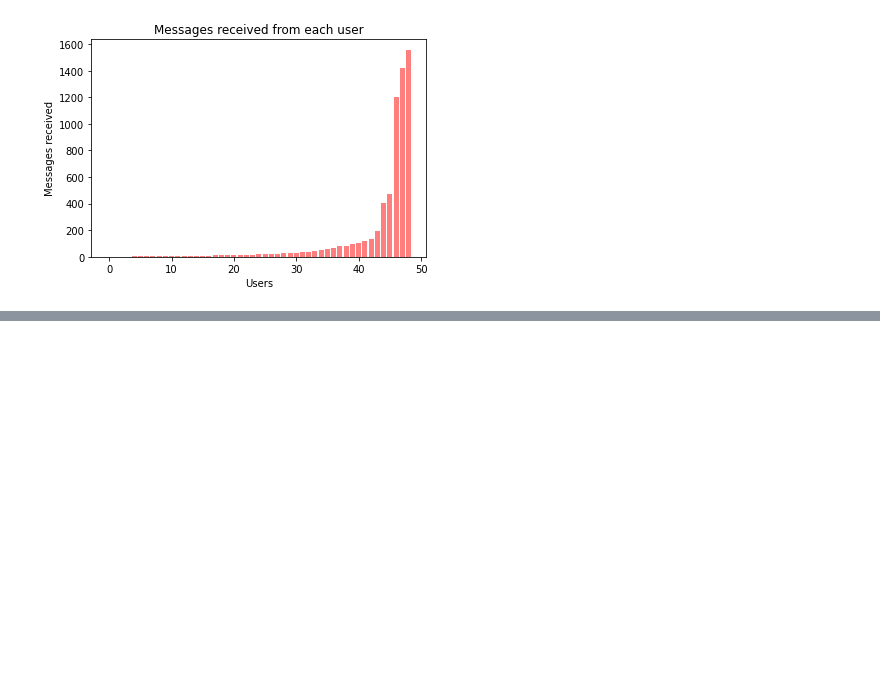
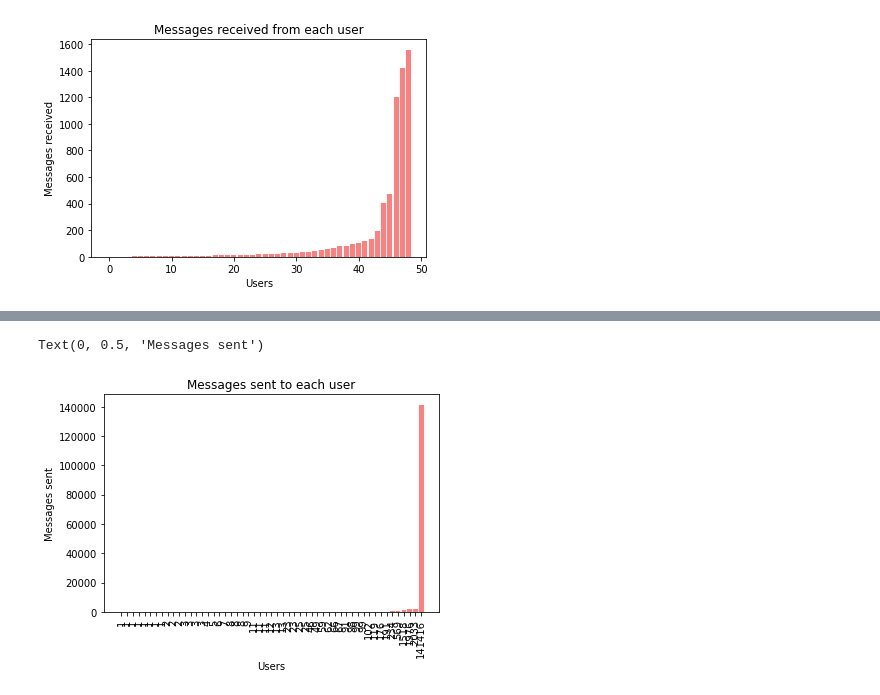
Before and after one commit to Xisurthros/SnapchatDataViz, a Jupyter notebook: Snapchat_Data_Viz.ipynb, the cells around one changed output, grey strips where cells are left out. Cells and saved outputs as stored; diff of their text form; code cells hidden in the pictures; blank space fills up the shorter version.

Commit message:
add messages sent

```diff
--- a/Snapchat_Data_Viz.ipynb
+++ b/Snapchat_Data_Viz.ipynb
@@ -155,0 +158,4 @@ Text(0, 0.5, 'Messages received')
+# %%
+# Lets go through the same process we did earlier.
+dfSent = pd.DataFrame(data['Sent Saved Chat History'] +
+                  data['Sent Unsaved Chat History'])
@@ -155,0 +170,18 @@ Text(0, 0.5, 'Messages received')
+# %%
+users = []
+# Get all users in dfSent['To']
+for user in dfSent['To']:
+  if user in users:
+    pass
+  else:
+    users.append(user)
+#print(users)
+
+# Replace names for privacy
+x = 0
+for user in users:
+  dfSent['To'].replace(user, f'user{x}', inplace=True)
+  x+=1
+
+# Now replace all messages in df['Text']
+dfSent['Text'] = 'message'
@@ -155,0 +219,3 @@ Text(0, 0.5, 'Messages received')
+# %%
+messageSentFrequency = dfSent['To'].value_counts()
+print(messageSentFrequency)
@@ -155,0 +240,11 @@ Text(0, 0.5, 'Messages received')
+# %%
+sort = sorted(messageSentFrequency)
+names = [name for name in sort]
+plt.bar(range(len(messageSentFrequency)), sort, color='red', alpha=0.5, tick_label=names)
+plt.title('Messages sent to each user')
+plt.xlabel('Users')
+plt.xticks(rotation=90)
+plt.ylabel('Messages sent')
+# %% [output]
+Text(0, 0.5, 'Messages sent')
+[figure, added]
```
Also changed, not shown: parts of 13 cells of this notebook.
